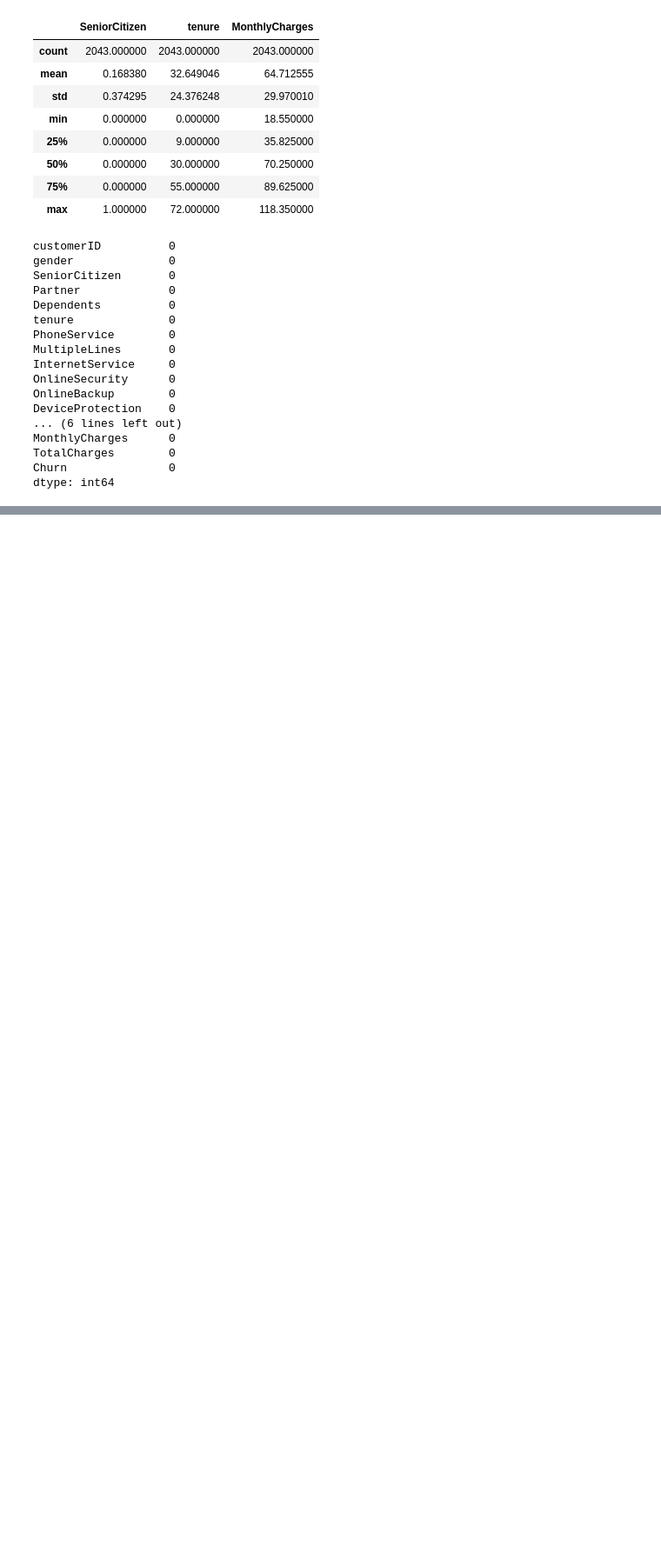
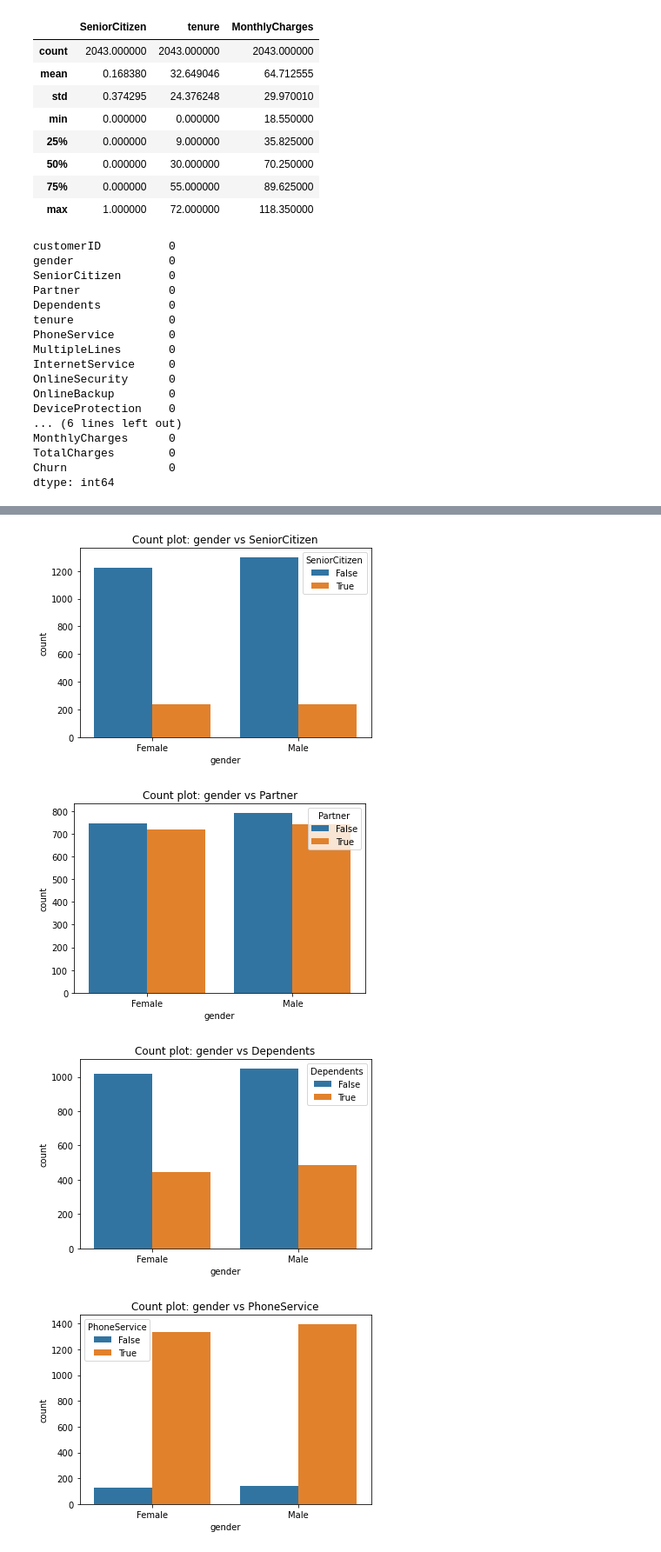
Before and after one commit to Aseye-Amedofu/Customer-churn-classification-project, a Jupyter notebook: LP2_Classification_Telco_customer_churn.ipynb, the cells around one changed output, grey strips where cells are left out. Shown at 87% size. Cells and saved outputs as stored; diff of their text form; code cells hidden in the pictures; blank space fills up the shorter version.

```diff
--- a/LP2_Classification_Telco_customer_churn.ipynb
+++ b/LP2_Classification_Telco_customer_churn.ipynb
@@ -334,0 +723,35 @@ TotalCharges is supposed to be float64 type but is object in df_excel
+# %%
+# Categorical vs. Categorical
+categorical_columns = ['gender', 'SeniorCitizen', 'Partner', 'Dependents', 'PhoneService',
+                       'MultipleLines', 'InternetService', 'OnlineSecurity', 'OnlineBackup',
+                       'DeviceProtection', 'TechSupport', 'StreamingTV', 'StreamingMovies',
+                       'Contract', 'PaperlessBilling', 'PaymentMethod']
+
+for i in range(len(categorical_columns)-1):
+    for j in range(i+1, len(categorical_columns)):
+        sns.countplot(x=categorical_columns[i], hue=categorical_columns[j], data=df_db1)
+        plt.title(f'Count plot: {categorical_columns[i]} vs {categorical_columns[j]}')
+        plt.show()
+
+# Categorical vs. Numerical
+numerical_columns = ['tenure', 'MonthlyCharges', 'TotalCharges']
+
+for column in categorical_columns:
+    for num_column in numerical_columns:
+        sns.boxplot(x=column, y=num_column, data=df_db1)
+        plt.title(f'Box plot: {column} vs {num_column}')
+        plt.show()
+
+# Numerical vs. Numerical
+sns.scatterplot(x='MonthlyCharges', y='TotalCharges', data=df_db1)
+plt.title('Scatter plot: MonthlyCharges vs TotalCharges')
+plt.show()
+
+sns.heatmap(df_db1[numerical_columns].corr(), annot=True, cmap='coolwarm')
+plt.title('Correlation Heatmap: Numerical Variables')
+plt.show()
+# %% [output]
+[figure, added]
+[figure, added]
+[figure, added]
+[figure, added]
```
Also changed, not shown: parts of 102 cells of this notebook.
